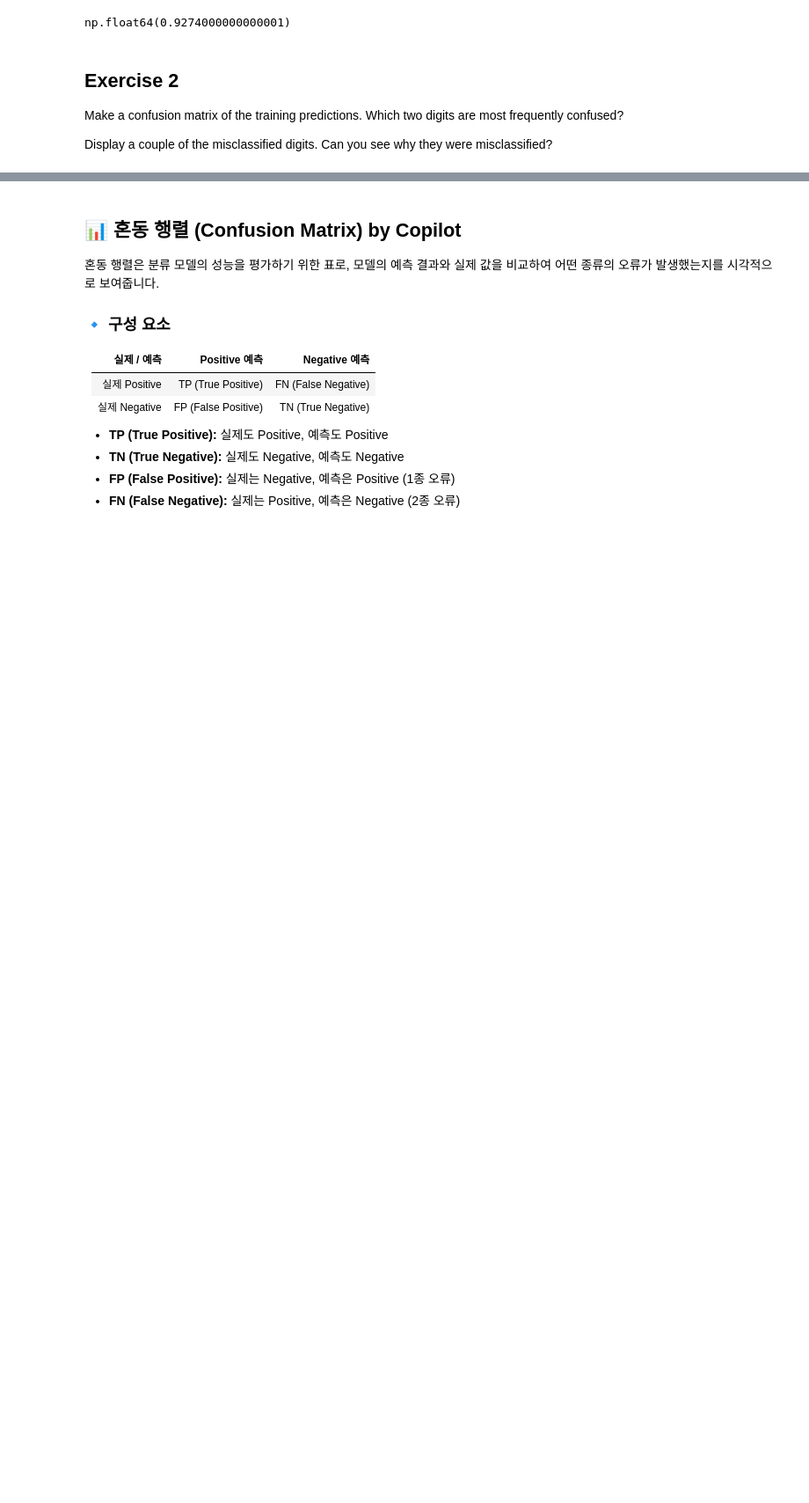
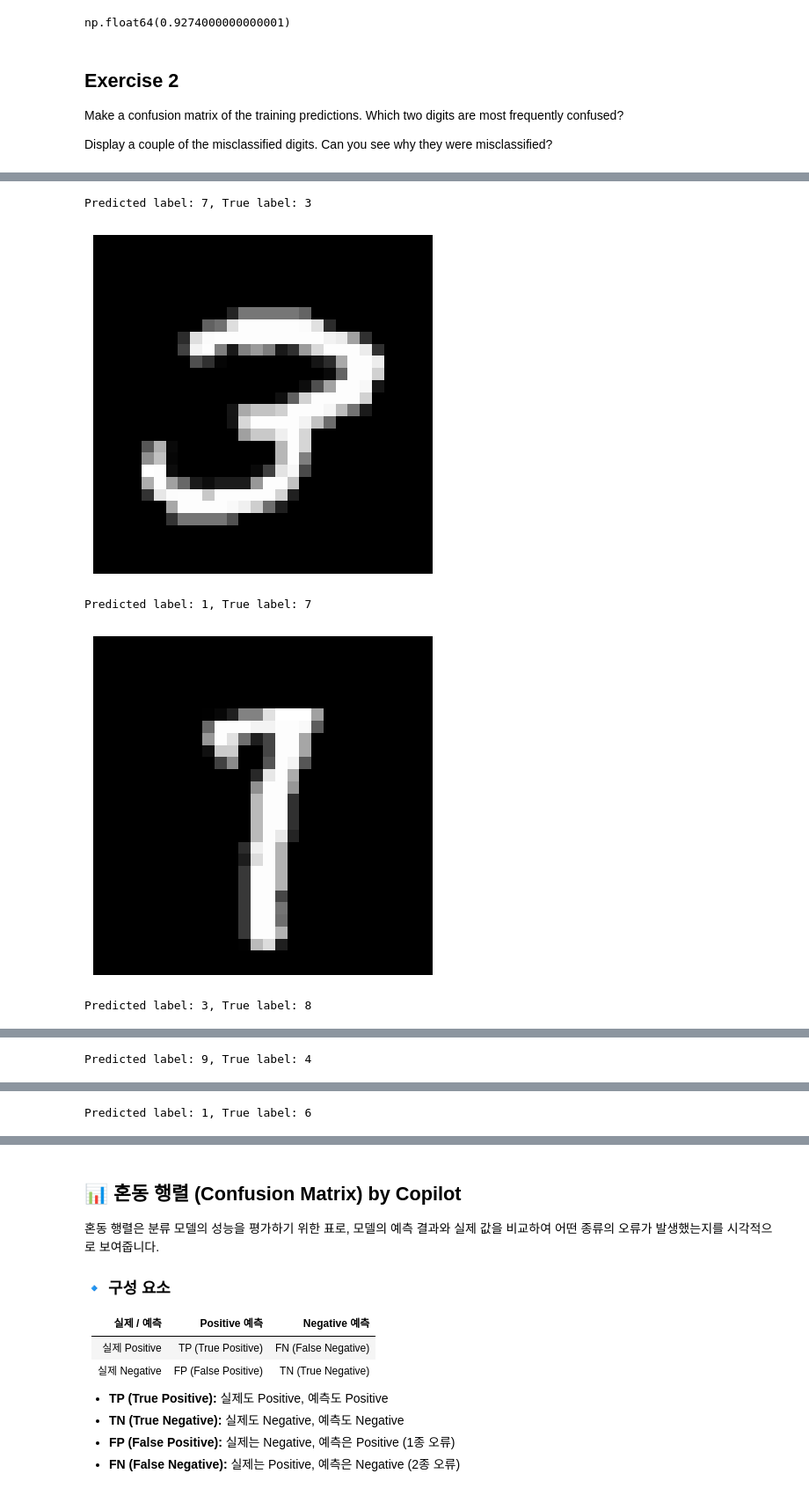
Before and after one commit to Elnya/DATASCI112, a Jupyter notebook: week6/6.2.handwritten-digit-classification.ipynb, the cells around one changed output, grey strips where cells are left out. Shown at 88% size. Drawn from its saved outputs; the diff is of its cells as text; code cells hidden in the pictures; blank space fills up the shorter version.

```diff
--- a/week6/6.2.handwritten-digit-classification.ipynb
+++ b/week6/6.2.handwritten-digit-classification.ipynb
@@ -106,0 +155,19 @@ Display a couple of the misclassified digits. Can you see why they were misclass
+# %%
+# display some misclassified examples
+
+df_val['y_pred'] = y_pred
+misclassified = df_val.loc[df_val['class'] != df_val['y_pred']].head(5)
+misclassified_image = misclassified.drop(['class', 'y_pred'], axis=1)
+
+for i in range(misclassified.shape[0]):
+    print(f"Predicted label: {misclassified['y_pred'].iloc[i]}, True label: {misclassified['class'].iloc[i]}")
+    plt.figure(figsize=(10, 5))
+    plt.imshow(misclassified_image.iloc[i, :].values.reshape(28, 28), cmap="gray")
+    plt.axis("off")
+    plt.show()
+# %% [output]
+Predicted label: 7, True label: 3
+[figure, added]
+Predicted label: 1, True label: 7
+[figure, added]
+Predicted label: 3, True label: 8
@@ -106,0 +175 @@ Display a couple of the misclassified digits. Can you see why they were misclass
+Predicted label: 9, True label: 4
@@ -106,0 +177 @@ Display a couple of the misclassified digits. Can you see why they were misclass
+Predicted label: 1, True label: 6
```
Also changed, not shown: parts of 14 cells of this notebook, 1 other file.
